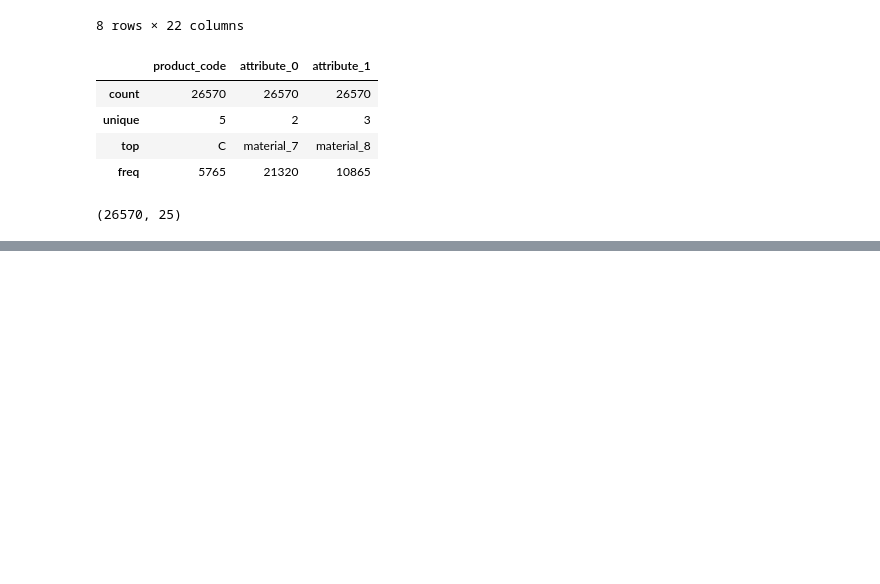
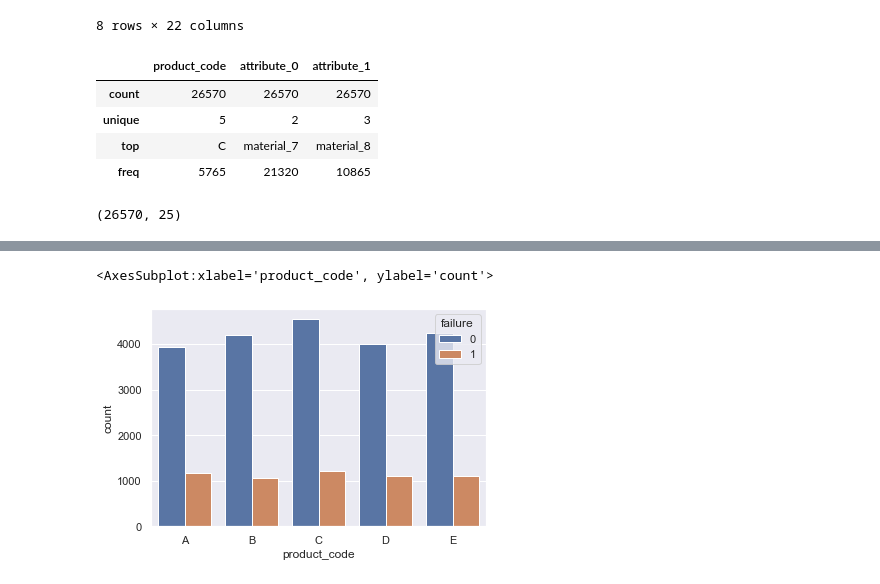
Before and after one commit to meln1337/tabular-playground-series-aug-22-kaggle, a Jupyter notebook: tps-aug-22.ipynb, the cells around one changed output, grey strips where cells are left out. Cells and saved outputs as stored; diff of their text form; code cells hidden in the pictures; blank space fills up the shorter version.

```diff
--- a/tps-aug-22.ipynb
+++ b/tps-aug-22.ipynb
@@ -69,0 +132,5 @@ train_df.shape
+# %%
+sns.countplot(data=train_df, x='product_code', hue='failure')
+# %% [output]
+<AxesSubplot:xlabel='product_code', ylabel='count'>
+[figure, added]
```
Also changed, not shown: parts of 17 cells of this notebook.
